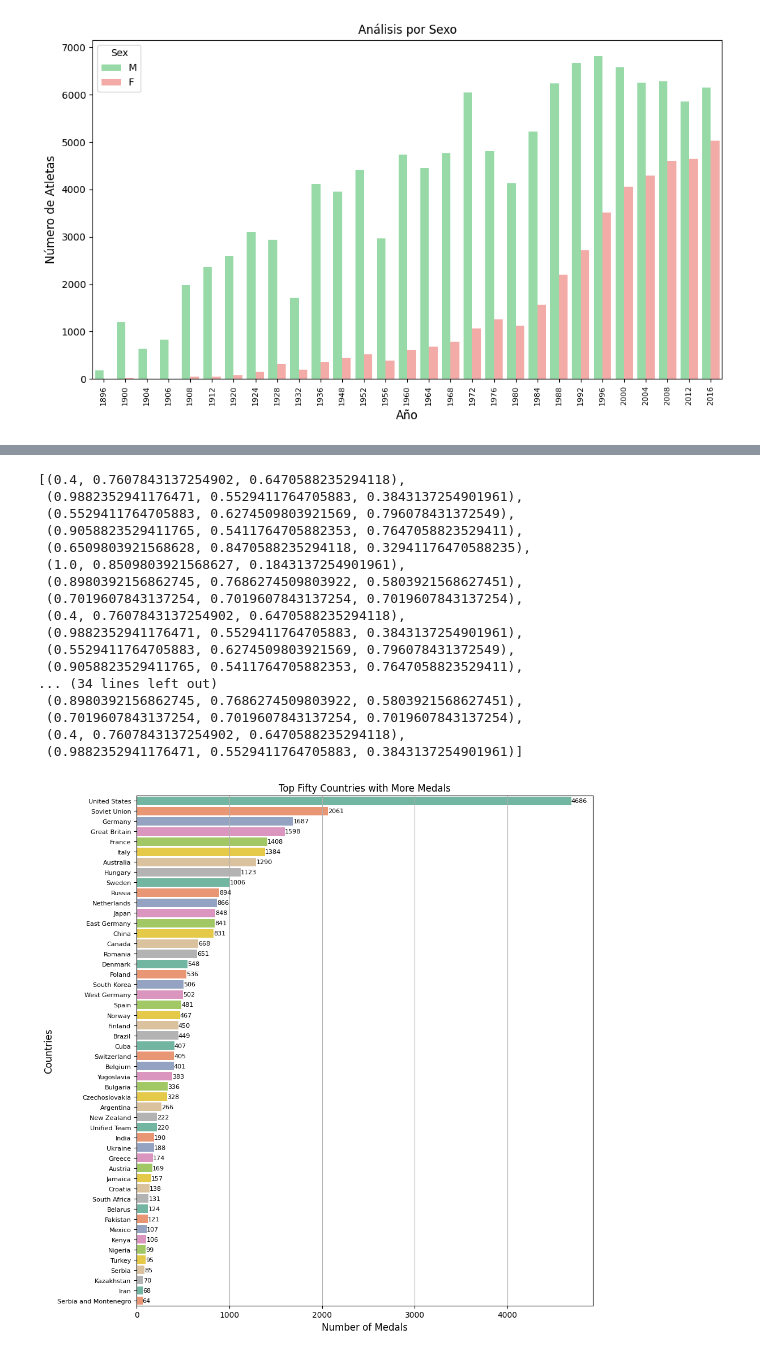
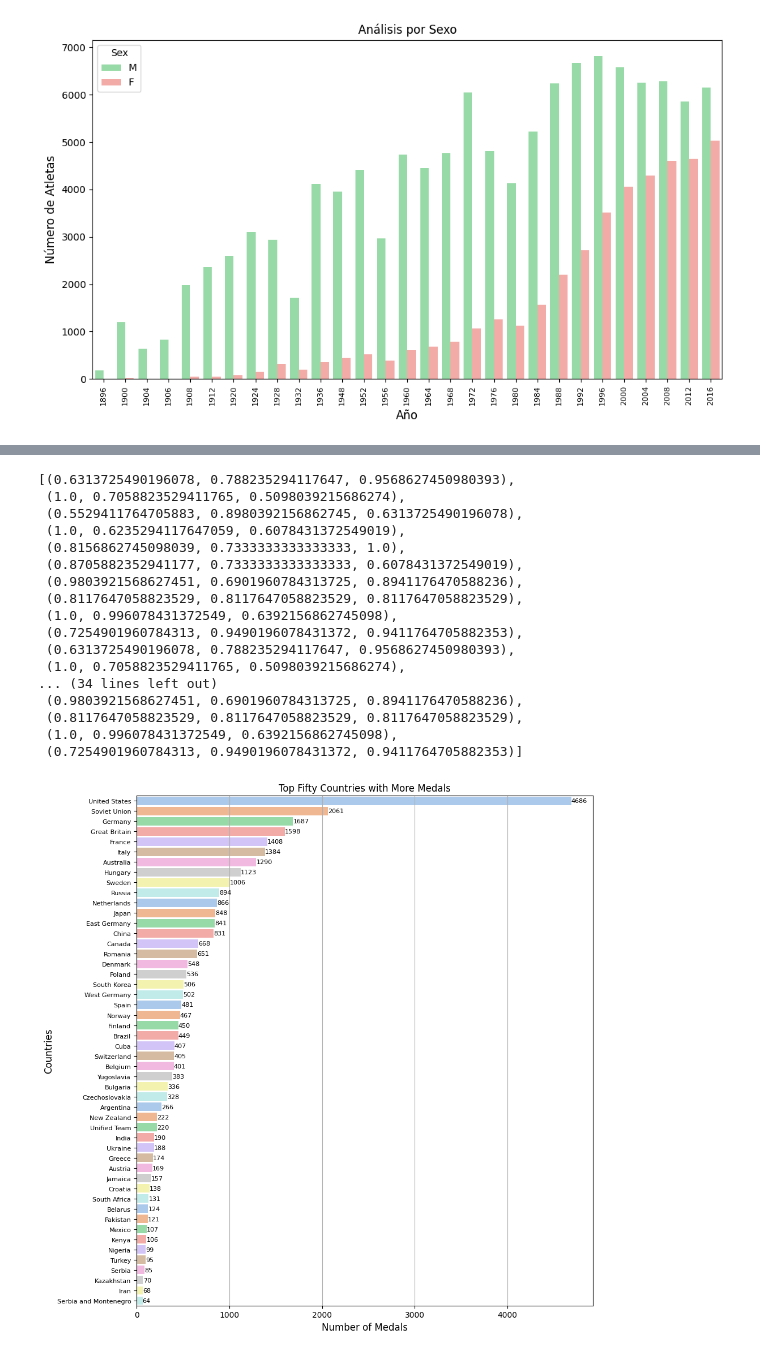
Before and after one commit to fresvel/04EPPY_A02, a Jupyter notebook: 04EPPY_Act02.ipynb, the cells around one changed output, grey strips where cells are left out. Drawn from its saved outputs; the diff is of its cells as text; code cells hidden in the pictures.

```diff
--- a/04EPPY_Act02.ipynb
+++ b/04EPPY_Act02.ipynb
@@ -198,51 +198,51 @@ df_olympics = df_olympics[df_olympics['Games'].str.contains('Summer', case=False
 
 df_medal_country=df_olympics[df_olympics['Medal'].notna()]
 
 
 df_num_medals= df_medal_country['Team'].value_counts()
 
 df_top_countries=df_num_medals.sort_values(ascending=False).iloc[:50]
 
 
-custom_palette=sns.color_palette("Set2", len(df_top_countries))
+custom_palette=sns.color_palette("pastel", len(df_top_countries))
 display(custom_palette)
 
 plt.figure(figsize=(10,10))
 ax=sns.barplot(x=df_top_countries.values, y=df_top_countries.index,  hue=df_top_countries.index, palette=custom_palette)
 
 ax.xaxis.grid(True)
 # Poner el número de medallas al final de cada barra
 for i, (value, name) in enumerate(zip(df_top_countries.values, df_top_countries.index)):
     ax.text(value + 1, i, str(value), va='center', fontsize=8)  # value+1 para que el texto no quede dentro de la barra
 
 
 
 plt.title("Top Fifty Countries with More Medals")
 plt.ylabel("Countries", fontsize=12)
 plt.xlabel("Number of Medals", fontsize=12)
 plt.yticks(fontsize=8)
 
 
 plt.tight_layout()
 # %% [output]
-[(0.4, 0.7607843137254902, 0.6470588235294118),
- (0.9882352941176471, 0.5529411764705883, 0.3843137254901961),
- (0.5529411764705883, 0.6274509803921569, 0.796078431372549),
- (0.9058823529411765, 0.5411764705882353, 0.7647058823529411),
- (0.6509803921568628, 0.8470588235294118, 0.32941176470588235),
- (1.0, 0.8509803921568627, 0.1843137254901961),
- (0.8980392156862745, 0.7686274509803922, 0.5803921568627451),
- (0.7019607843137254, 0.7019607843137254, 0.7019607843137254),
- (0.4, 0.7607843137254902, 0.6470588235294118),
- (0.9882352941176471, 0.5529411764705883, 0.3843137254901961),
- (0.5529411764705883, 0.6274509803921569, 0.796078431372549),
- (0.9058823529411765, 0.5411764705882353, 0.7647058823529411),
+[(0.6313725490196078, 0.788235294117647, 0.9568627450980393),
+ (1.0, 0.7058823529411765, 0.5098039215686274),
+ (0.5529411764705883, 0.8980392156862745, 0.6313725490196078),
+ (1.0, 0.6235294117647059, 0.6078431372549019),
+ (0.8156862745098039, 0.7333333333333333, 1.0),
+ (0.8705882352941177, 0.7333333333333333, 0.6078431372549019),
+ (0.9803921568627451, 0.6901960784313725, 0.8941176470588236),
+ (0.8117647058823529, 0.8117647058823529, 0.8117647058823529),
+ (1.0, 0.996078431372549, 0.6392156862745098),
+ (0.7254901960784313, 0.9490196078431372, 0.9411764705882353),
+ (0.6313725490196078, 0.788235294117647, 0.9568627450980393),
+ (1.0, 0.7058823529411765, 0.5098039215686274),
 ... (34 lines left out)
- (0.8980392156862745, 0.7686274509803922, 0.5803921568627451),
- (0.7019607843137254, 0.7019607843137254, 0.7019607843137254),
- (0.4, 0.7607843137254902, 0.6470588235294118),
- (0.9882352941176471, 0.5529411764705883, 0.3843137254901961)]
+ (0.9803921568627451, 0.6901960784313725, 0.8941176470588236),
+ (0.8117647058823529, 0.8117647058823529, 0.8117647058823529),
+ (1.0, 0.996078431372549, 0.6392156862745098),
+ (0.7254901960784313, 0.9490196078431372, 0.9411764705882353)]
-[figure, old version]
+[figure, new version]
 # %% [markdown]
 ### A3 - Machine Learning - 45%
 
```
Also changed, not shown: parts of 12 cells of this notebook, 2 other files.
